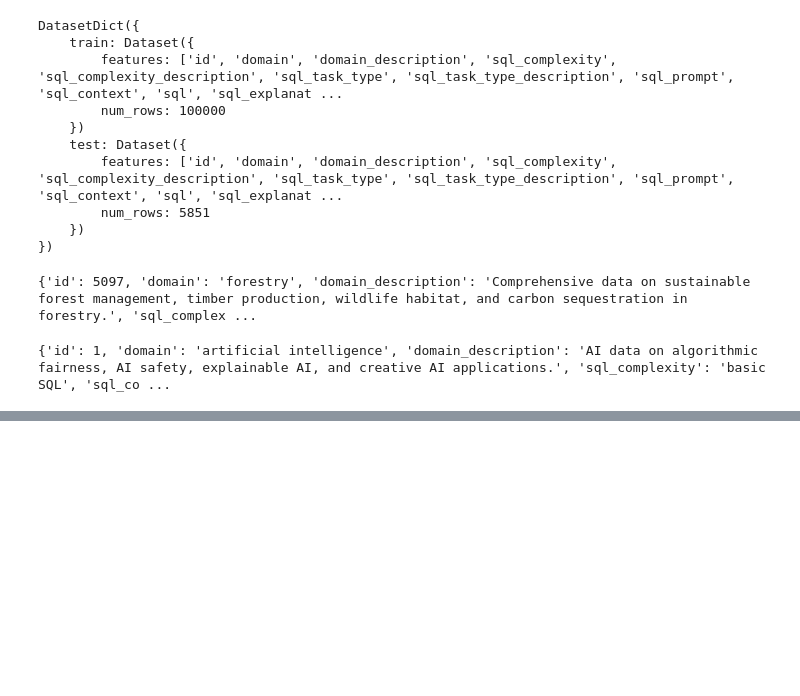
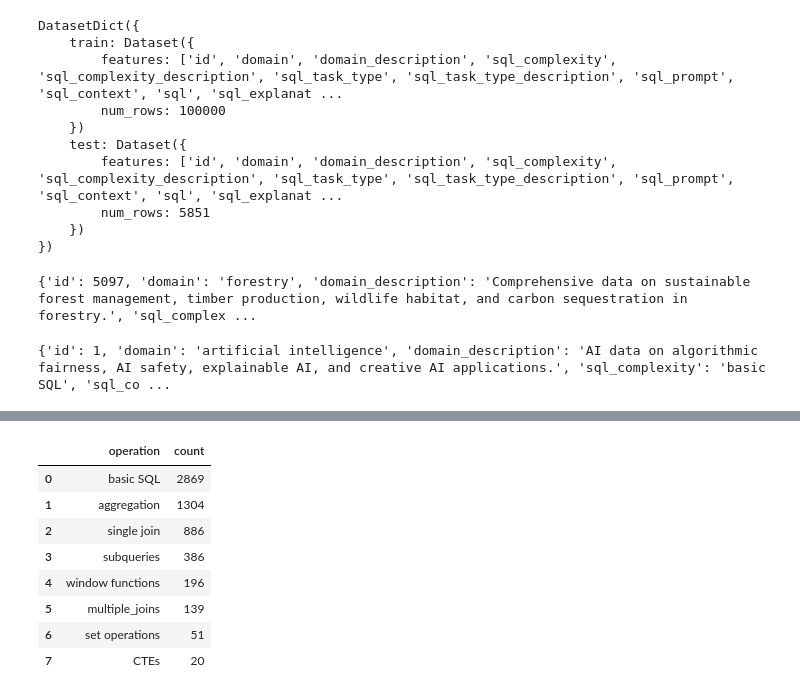
Before and after one commit to mostaphaelansari/Text-to-SQL-Generator, a Jupyter notebook: text_to_sql_generator/notebooks/data_exploration.ipynb, the cells around one changed output, grey strips where cells are left out. Cells and saved outputs as stored; diff of their text form; code cells hidden in the pictures; blank space fills up the shorter version.

```diff
--- a/text_to_sql_generator/notebooks/data_exploration.ipynb
+++ b/text_to_sql_generator/notebooks/data_exploration.ipynb
@@ -56,0 +95,12 @@ data.head()
+# %%
+sql_operation.head(len(data.columns.tolist()))
+# %% [output]
+|  | operation | count |
+| 0 | basic SQL | 2869 |
+| 1 | aggregation | 1304 |
+| 2 | single join | 886 |
+| 3 | subqueries | 386 |
+| 4 | window functions | 196 |
+| 5 | multiple_joins | 139 |
+| 6 | set operations | 51 |
+| 7 | CTEs | 20 |
```
Also changed, not shown: parts of 9 cells of this notebook, 3 other files.
